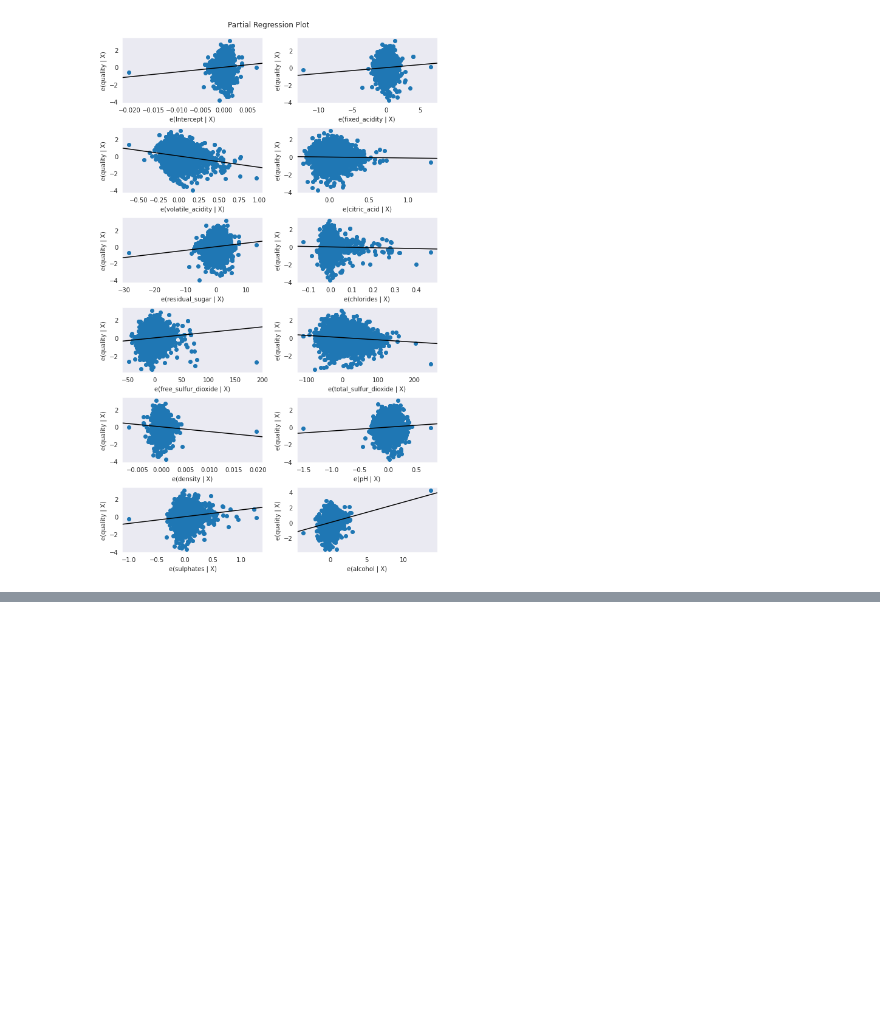
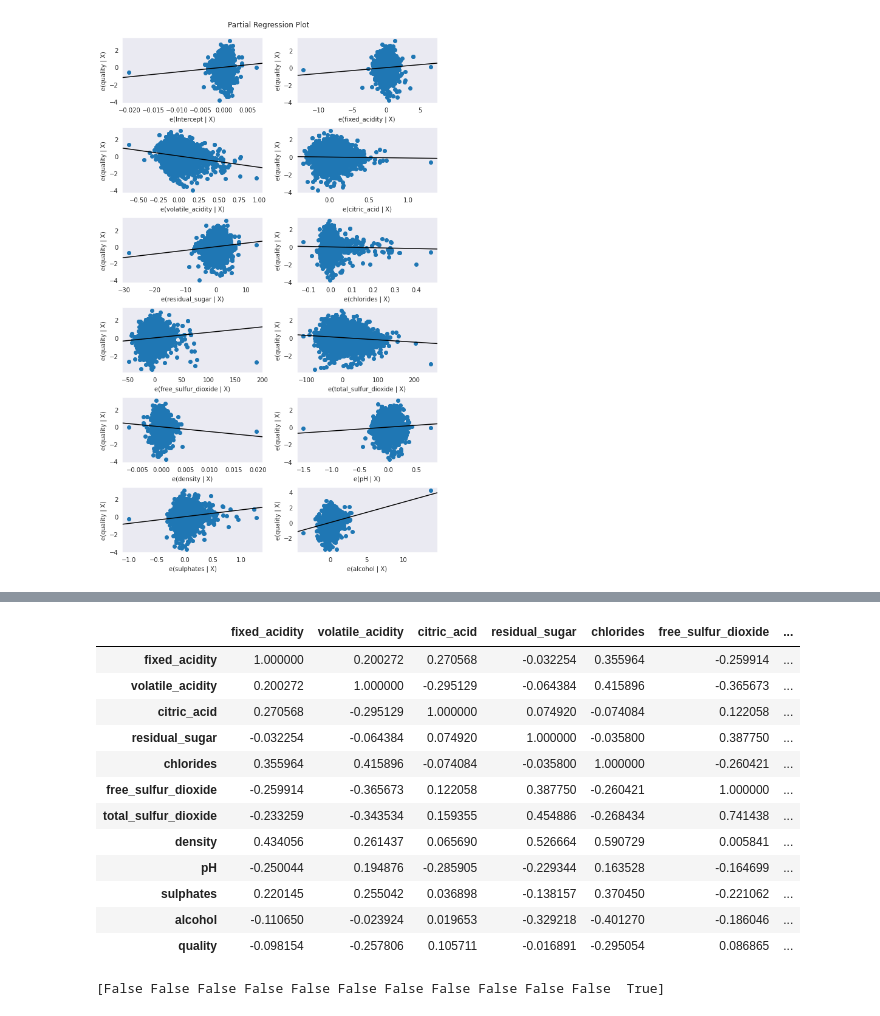
Before and after one commit to herbguy/Python-Practice, a Jupyter notebook: 와인품질예측.ipynb, the cells around one changed output, grey strips where cells are left out. Drawn from its saved outputs; the diff is of its cells as text; code cells hidden in the pictures; blank space fills up the shorter version.

```diff
--- a/와인품질예측.ipynb
+++ b/와인품질예측.ipynb
@@ -256,0 +286,16 @@ plt.show()
+# %%
+wine.corr(method = 'spearman')
+# %% [output]
+|  | fixed_acidity | volatile_acidity | citric_acid | residual_sugar | chlorides | free_sulfur_dioxide | ... |
+| fixed_acidity | 1.000000 | 0.200272 | 0.270568 | -0.032254 | 0.355964 | -0.259914 | ... |
+| volatile_acidity | 0.200272 | 1.000000 | -0.295129 | -0.064384 | 0.415896 | -0.365673 | ... |
+| citric_acid | 0.270568 | -0.295129 | 1.000000 | 0.074920 | -0.074084 | 0.122058 | ... |
+| residual_sugar | -0.032254 | -0.064384 | 0.074920 | 1.000000 | -0.035800 | 0.387750 | ... |
+| chlorides | 0.355964 | 0.415896 | -0.074084 | -0.035800 | 1.000000 | -0.260421 | ... |
+| free_sulfur_dioxide | -0.259914 | -0.365673 | 0.122058 | 0.387750 | -0.260421 | 1.000000 | ... |
+| total_sulfur_dioxide | -0.233259 | -0.343534 | 0.159355 | 0.454886 | -0.268434 | 0.741438 | ... |
+| density | 0.434056 | 0.261437 | 0.065690 | 0.526664 | 0.590729 | 0.005841 | ... |
+| pH | -0.250044 | 0.194876 | -0.285905 | -0.229344 | 0.163528 | -0.164699 | ... |
+| sulphates | 0.220145 | 0.255042 | 0.036898 | -0.138157 | 0.370450 | -0.221062 | ... |
+| alcohol | -0.110650 | -0.023924 | 0.019653 | -0.329218 | -0.401270 | -0.186046 | ... |
+| quality | -0.098154 | -0.257806 | 0.105711 | -0.016891 | -0.295054 | 0.086865 | ... |
@@ -256,0 +311,4 @@ plt.show()
+# %%
+print(model.get_support())
+# %% [output]
+[False False False False False False False False False False False  True]
```
Also changed, not shown: parts of 9 cells of this notebook.
